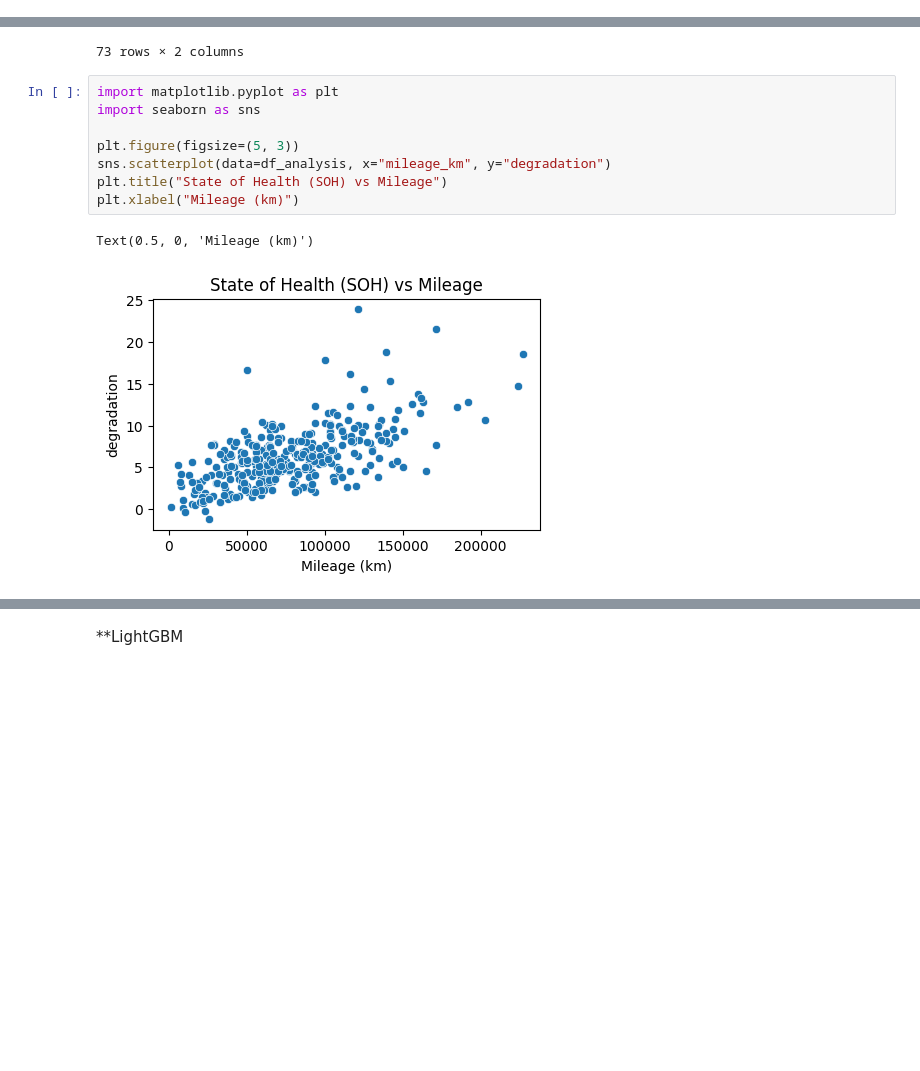
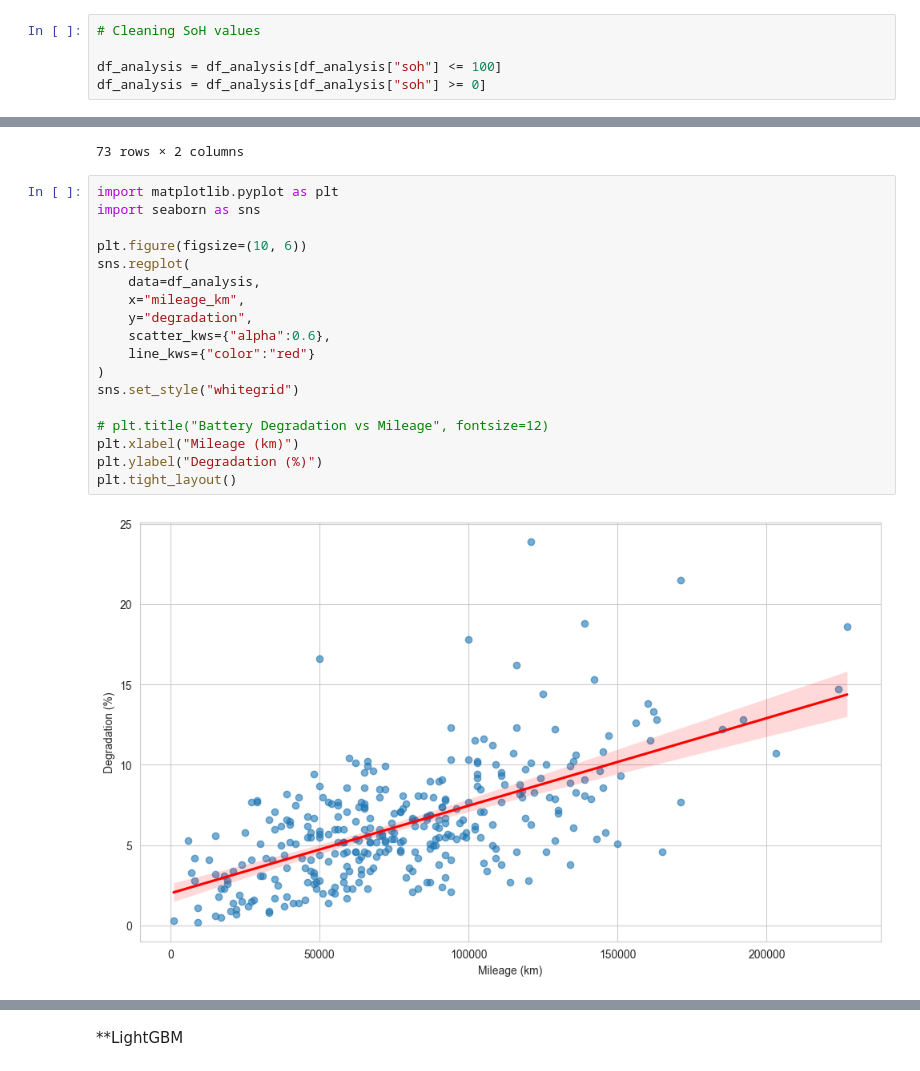
Before and after one commit to HesamVahib/EV_Battery_Data_Kamux, a Jupyter notebook: soh_analysis.ipynb, the cells around one changed output, grey strips where cells are left out. Cells and saved outputs as stored; diff of their text form; blank space fills up the shorter version.

Commit message:
Data is prepared for further analysis

```diff
--- a/soh_analysis.ipynb
+++ b/soh_analysis.ipynb
@@ -54,6 +54,11 @@ df_analysis.head(5)
 | 2 | Citroen | Citroen C4 | 50.0 | 2022 | 1186 | 35000 | 94.0 |
 | 3 | Kia | Kia EV9 | 99.8 | 2024 | 514 | 38000 | 98.8 |
 | 4 | Mercedes-Benz | Mercedes-Benz EQV | 100.0 | 2022 | 1349 | 87000 | 97.3 |
+# %%
+# Cleaning SoH values
+
+df_analysis = df_analysis[df_analysis["soh"] <= 100]
+df_analysis = df_analysis[df_analysis["soh"] >= 0]
 # %%
 df_analysis = df_analysis.copy()
 degradation = 100 - df_analysis["soh"]
@@ -90,12 +95,21 @@ mean
 # %%
 import matplotlib.pyplot as plt
 import seaborn as sns
 
-plt.figure(figsize=(5, 3))
-sns.scatterplot(data=df_analysis, x="mileage_km", y="degradation")
-plt.title("State of Health (SOH) vs Mileage")
+plt.figure(figsize=(10, 6))
+sns.regplot(
+    data=df_analysis,
+    x="mileage_km",
+    y="degradation",
+    scatter_kws={"alpha":0.6},
+    line_kws={"color":"red"}
+)
+sns.set_style("whitegrid")
+
+# plt.title("Battery Degradation vs Mileage", fontsize=12)
 plt.xlabel("Mileage (km)")
+plt.ylabel("Degradation (%)")
+plt.tight_layout()
 # %% [output]
-Text(0.5, 0, 'Mileage (km)')
-[figure, old version]
+[figure, new version]
 # %%
```
Also changed, not shown: parts of 10 cells of this notebook, 3 other files.
